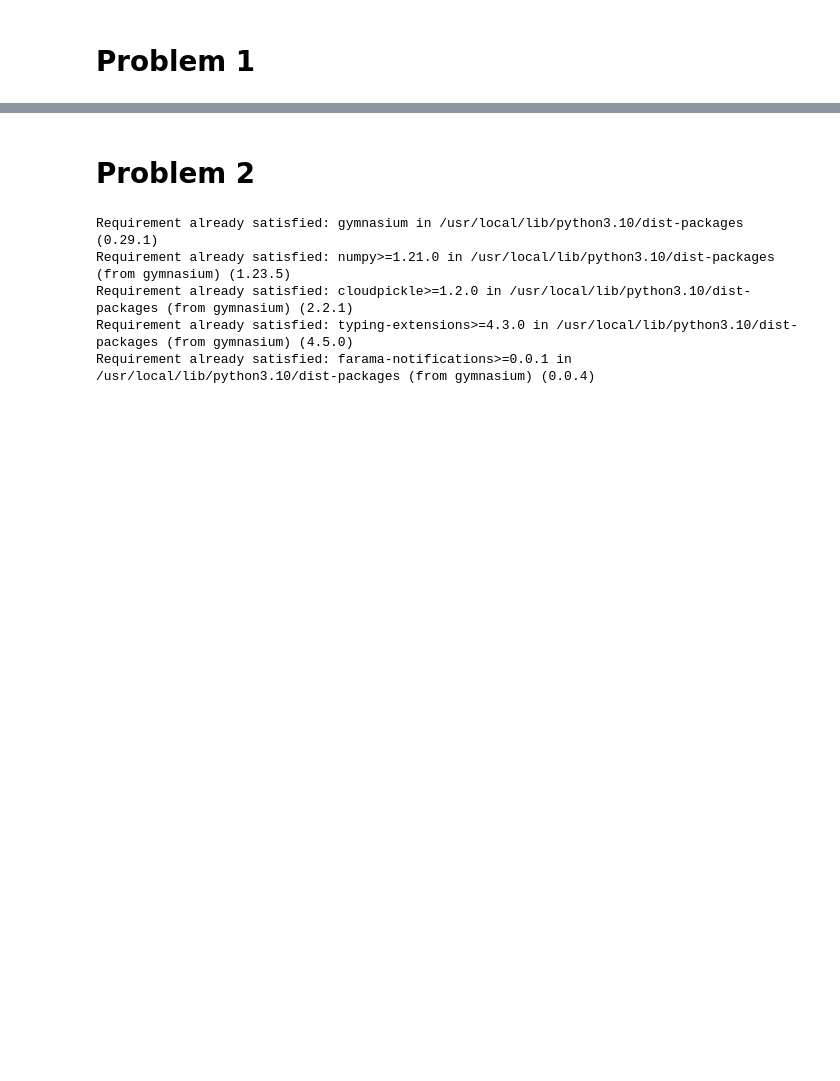
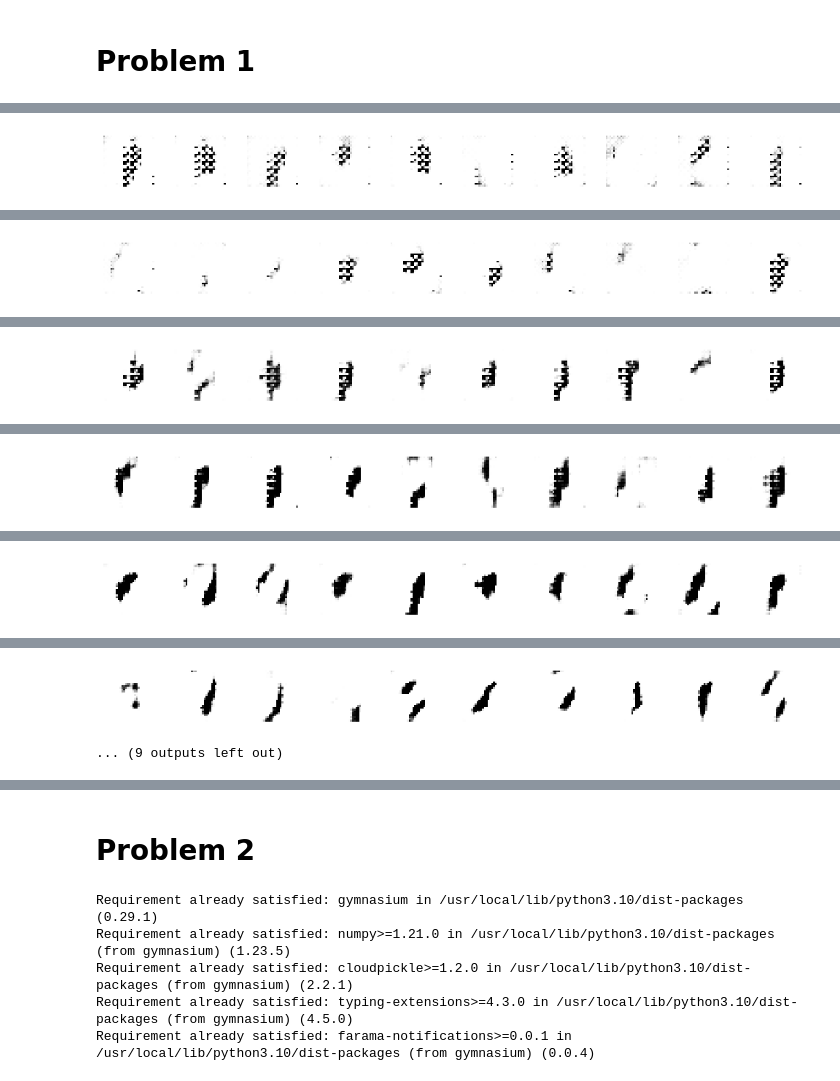
Before and after one commit to yimianxyz/sysen6888, a Jupyter notebook: HW5-jupyter.ipynb, the cells around one changed output, grey strips where cells are left out. Cells and saved outputs as stored; diff of their text form; code cells hidden in the pictures; blank space fills up the shorter version.

```diff
--- a/HW5-jupyter.ipynb
+++ b/HW5-jupyter.ipynb
@@ -134,0 +70,43 @@ PermissionDeniedError: /mnt/data; Permission denied
+# %%
+def train(gan, generator, discriminator, epochs, batch_size):
+    d_losses, g_losses = [], []
+
+    for epoch in range(epochs):
+        # Train discriminator with real images
+        idx = np.random.randint(0, train_images.shape[0], batch_size)
+        real_imgs = train_images[idx]
+        d_loss_real = discriminator.train_on_batch(real_imgs, np.ones((batch_size, 1)))
+
+        # Train discriminator with fake images
+        noise = np.random.normal(0, 1, (batch_size, 100))
+        fake_imgs = generator.predict(noise)
+        d_loss_fake = discriminator.train_on_batch(fake_imgs, np.zeros((batch_size, 1)))
+
+        # Train generator
+        noise = np.random.normal(0, 1, (batch_size, 100))
+        g_loss = gan.train_on_batch(noise, np.ones((batch_size, 1)))
+
+        # Store losses
+        d_losses.append((d_loss_real[0] + d_loss_fake[0]) / 2)
+        g_losses.append(g_loss)
+
+        print(f"Epoch {epoch+1}/{epochs} | D Loss: {(d_loss_real[0]+d_loss_fake[0])/2} | G Loss: {g_loss}")
+
+        if (epoch + 1) % 10 == 0:
+            plot_generated_images(epoch, generator)
+
+    return d_losses, g_losses
+# %%
+def plot_loss_curves(d_losses, g_losses):
+    plt.figure(figsize=(10,5))
+    plt.plot(d_losses, label="Discriminator Loss")
+    plt.plot(g_losses, label="Generator Loss")
+    plt.title("Loss Curves")
+    plt.xlabel("Epoch")
+    plt.ylabel("Loss")
+    plt.legend()
+    plt.show()
+# %%
+d_losses, g_losses = train(gan, generator, discriminator, epochs=100, batch_size=128)
+plot_loss_curves(d_losses, g_losses)
+# %% [output]
@@ -134,0 +130 @@ PermissionDeniedError: /mnt/data; Permission denied
+[figure, added]
@@ -134,0 +148 @@ PermissionDeniedError: /mnt/data; Permission denied
+[figure, added]
@@ -134,0 +166 @@ PermissionDeniedError: /mnt/data; Permission denied
+[figure, added]
@@ -134,0 +184 @@ PermissionDeniedError: /mnt/data; Permission denied
+[figure, added]
@@ -134,0 +202 @@ PermissionDeniedError: /mnt/data; Permission denied
+[figure, added]
@@ -134,0 +220,2 @@ PermissionDeniedError: /mnt/data; Permission denied
+[figure, added]
+... (9 outputs left out)
```
Also changed, not shown: parts of 10 cells of this notebook.
